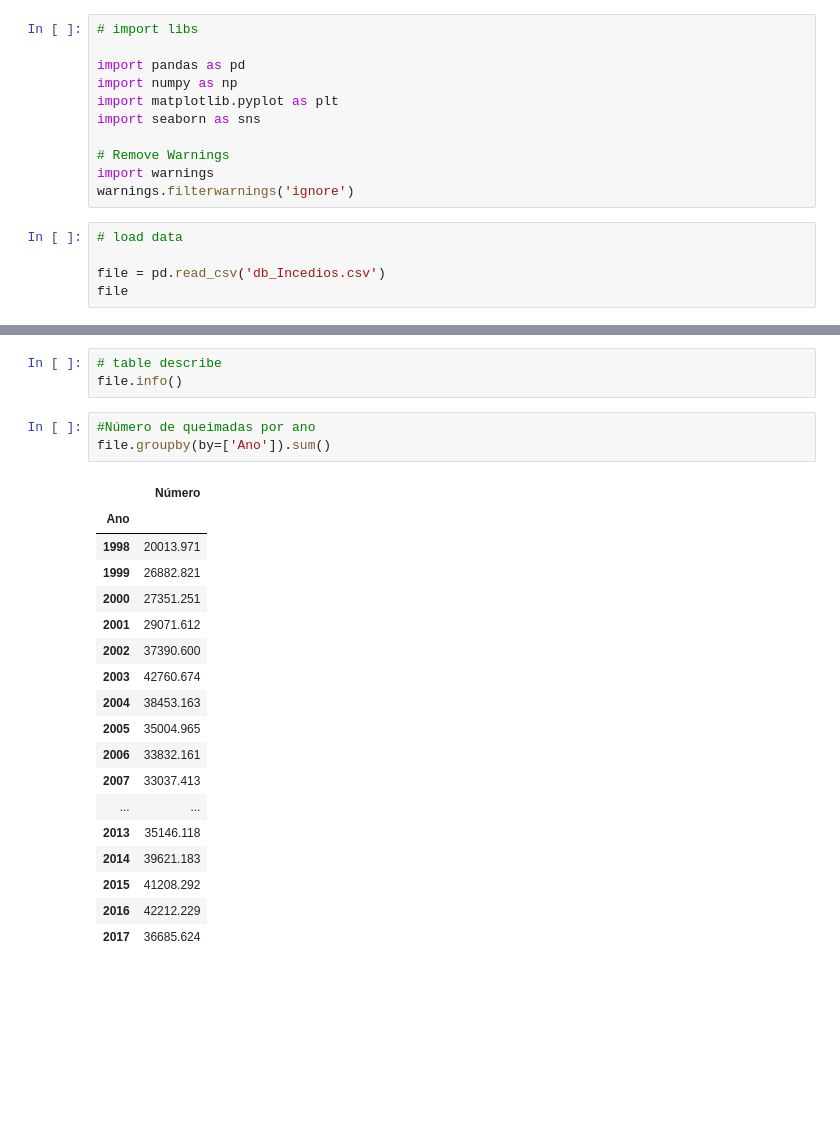
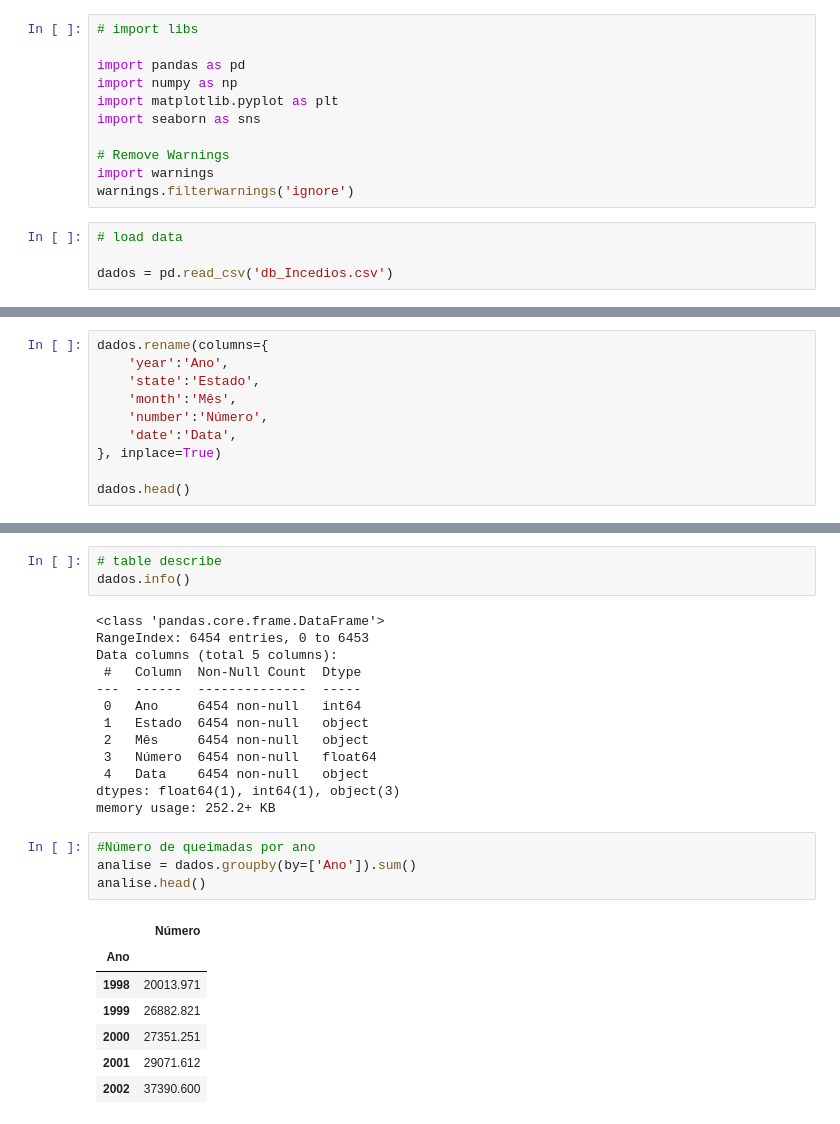
Before and after one commit to isaacuchoa/incendiosFlorestais, a Jupyter notebook: incediosFlorestais.ipynb, the cells around one changed output, grey strips where cells are left out. Cells and saved outputs as stored; diff of their text form; blank space fills up the shorter version.

```diff
--- a/incediosFlorestais.ipynb
+++ b/incediosFlorestais.ipynb
@@ -12,5 +12,4 @@ warnings.filterwarnings('ignore')
 # %%
 # load data
 
-file = pd.read_csv('db_Incedios.csv')
-file
+dados = pd.read_csv('db_Incedios.csv')
@@ -47,0 +16,10 @@ file.head()
+# %%
+dados.rename(columns={
+    'year':'Ano',
+    'state':'Estado',
+    'month':'Mês',
+    'number':'Número',
+    'date':'Data',
+}, inplace=True)
+
+dados.head()
@@ -52,26 +37,29 @@ sns.heatmap(file.isnull());
 [figure]
 # %%
 # table describe
-file.info()
+dados.info()
+# %% [output]
+<class 'pandas.core.frame.DataFrame'>
+RangeIndex: 6454 entries, 0 to 6453
+Data columns (total 5 columns):
+ #   Column  Non-Null Count  Dtype
+---  ------  --------------  -----
+ 0   Ano     6454 non-null   int64
+ 1   Estado  6454 non-null   object
+ 2   Mês     6454 non-null   object
+ 3   Número  6454 non-null   float64
+ 4   Data    6454 non-null   object
+dtypes: float64(1), int64(1), object(3)
+memory usage: 252.2+ KB
 # %%
 #Número de queimadas por ano
-file.groupby(by=['Ano']).sum()
+analise = dados.groupby(by=['Ano']).sum()
+analise.head()
 # %% [output]
 |  | Número |
 | Ano |  |
 | 1998 | 20013.971 |
 | 1999 | 26882.821 |
 | 2000 | 27351.251 |
 | 2001 | 29071.612 |
 | 2002 | 37390.600 |
-| 2003 | 42760.674 |
-| 2004 | 38453.163 |
-| 2005 | 35004.965 |
-| 2006 | 33832.161 |
-| 2007 | 33037.413 |
-| ... | ... |
-| 2013 | 35146.118 |
-| 2014 | 39621.183 |
-| 2015 | 41208.292 |
-| 2016 | 42212.229 |
-| 2017 | 36685.624 |
```
Also changed, not shown: parts of 8 cells of this notebook.
